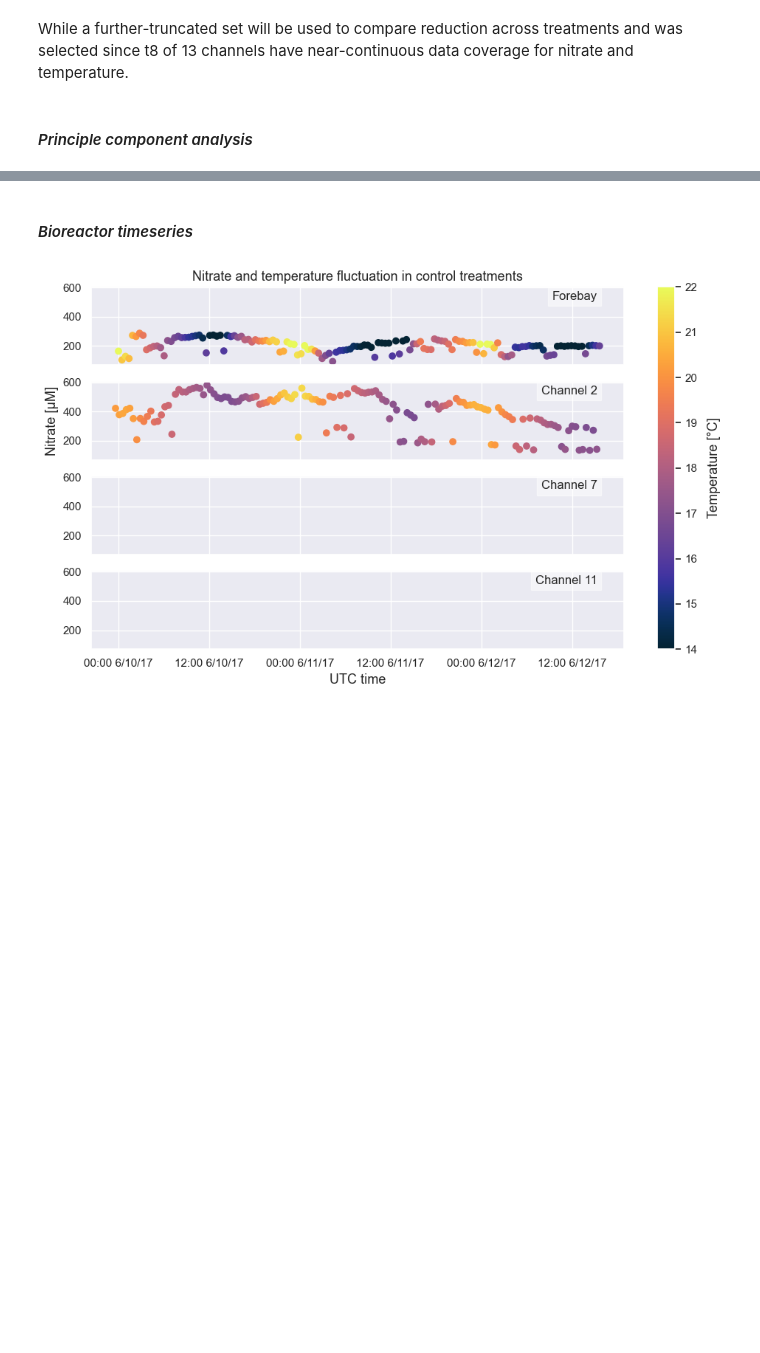
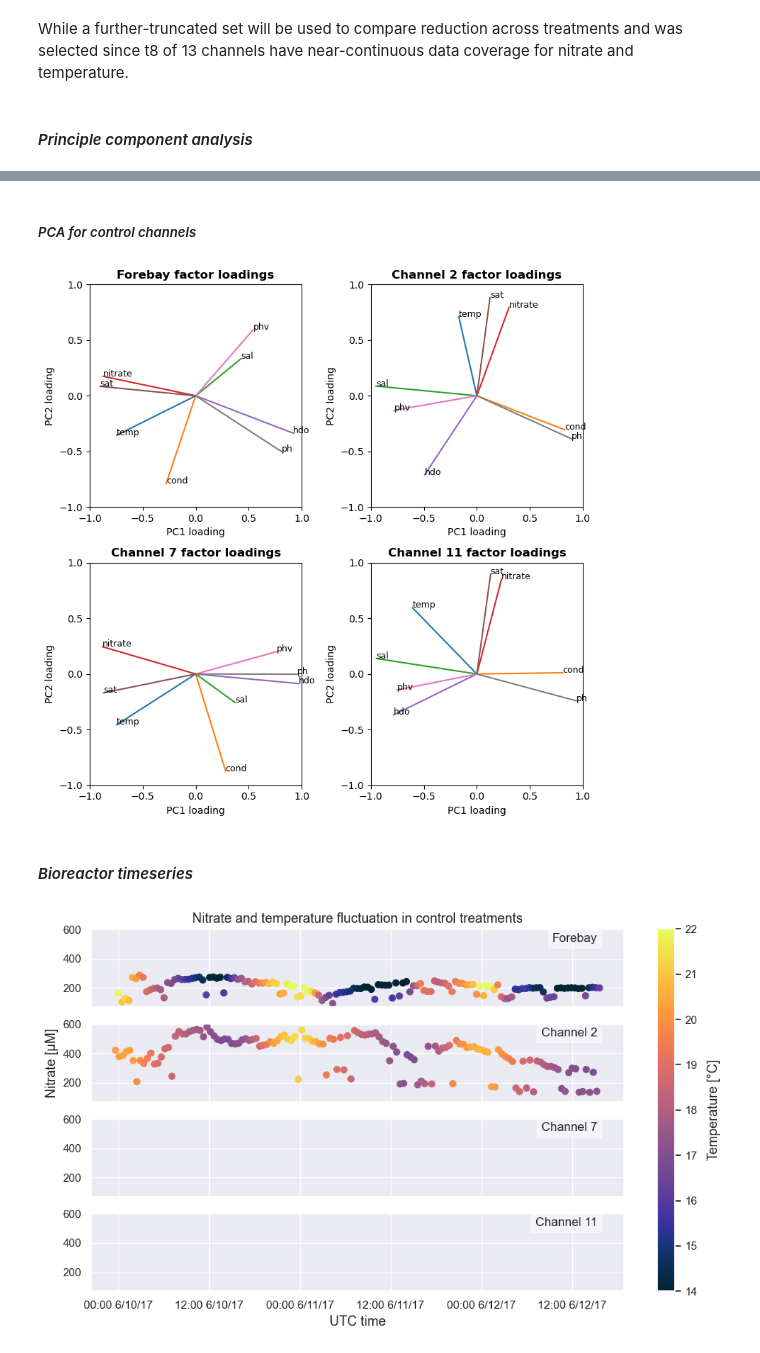
Before and after one commit to kmduncan1/MS263_BioreactorProject, a Jupyter notebook: ProjectNotebook.ipynb, the cells around one changed output, grey strips where cells are left out. Drawn from its saved outputs; the diff is of its cells as text; code cells hidden in the pictures; blank space fills up the shorter version.

Commit message:
Added first series of PC loadings to project notebook

```diff
--- a/ProjectNotebook.ipynb
+++ b/ProjectNotebook.ipynb
@@ -209,3 +185,64 @@ for i,txt in enumerate(varlist):
+# %% [markdown]
+##### *PCA for control channels*
+# %%
+#Initialize figure with 4 subplots
+figs, axs = plt.subplots(nrows=2, ncols=2, figsize=[8, 8])
+
+#Setup forebay factor loading subplot
+axs[0, 0].set_xlim([-1, 1])
+axs[0, 0].set_ylim([-1, 1])
+axs[0, 0].set_xlabel('PC1 loading', fontsize=10)
+axs[0, 0].set_ylabel('PC2 loading', fontsize=10)
+axs[0, 0].set_title('Forebay factor loadings', fontweight='bold')
+axs[0, 0].set_xticks([-1, -0.5, 0, 0.5, 1])
+axs[0, 0].set_yticks([-1, -0.5, 0, 0.5, 1])
+# Plot factor loadings the forebay
+for i, txt in enumerate(varlist):
+    axs[0, 0].plot([0, fbPCA_FactorMatrix[i, 0]], [0, fbPCA_FactorMatrix[i, 1]], '-')
+    axs[0, 0].text(fbPCA_FactorMatrix[i, 0], fbPCA_FactorMatrix[i, 1], txt, fontsize=9)
+
+#Setup forebay factor loading subplot for channel 2
+axs[0, 1].set_xlim([-1, 1])
+axs[0, 1].set_ylim([-1, 1])
+axs[0, 1].set_xlabel('PC1 loading', fontsize=10)
+axs[0, 1].set_ylabel('PC2 loading', fontsize=10)
+axs[0, 1].set_title('Channel 2 factor loadings', fontweight='bold')
+axs[0, 1].set_xticks([-1, -0.5, 0, 0.5, 1])
+axs[0, 1].set_yticks([-1, -0.5, 0, 0.5, 1])
+#Plot factor loadings the channel 2
+for i, txt in enumerate(varlist):
+    axs[0, 1].plot([0, c2PCA_FactorMatrix[i, 0]], [0, c2PCA_FactorMatrix[i, 1]], '-')
+    axs[0, 1].text(c2PCA_FactorMatrix[i, 0], c2PCA_FactorMatrix[i, 1], txt, fontsize=9)
+
+#Setup forebay factor loading subplot for channel 7
+axs[1, 0].set_xlim([-1, 1])
+axs[1, 0].set_ylim([-1, 1])
+axs[1, 0].set_xlabel('PC1 loading', fontsize=10)
+axs[1, 0].set_ylabel('PC2 loading', fontsize=10)
+axs[1, 0].set_title('Channel 7 factor loadings', fontweight='bold')
+axs[1, 0].set_xticks([-1, -0.5, 0, 0.5, 1])
+axs[1, 0].set_yticks([-1, -0.5, 0, 0.5, 1])
+#Plot factor loadings the channel 7
+for i, txt in enumerate(varlist):
+    axs[1, 0].plot([0, c7PCA_FactorMatrix[i, 0]], [0, c7PCA_FactorMatrix[i, 1]], '-')
+    axs[1, 0].text(c7PCA_FactorMatrix[i, 0], c7PCA_FactorMatrix[i, 1], txt,fontsize=9)
+
+#Setup forebay factor loading subplot for channel 11
+axs[1, 1].set_xlim([-1, 1])
+axs[1, 1].set_ylim([-1, 1])
+axs[1, 1].set_xlabel('PC1 loading', fontsize=10)
+axs[1, 1].set_ylabel('PC2 loading', fontsize=10)
+axs[1, 1].set_title('Channel 11 factor loadings', fontweight='bold')
+axs[1, 1].set_xticks([-1, -0.5, 0, 0.5, 1])
+axs[1, 1].set_yticks([-1, -0.5, 0, 0.5, 1])
+#Plot factor loadings the channel 11
+for i, txt in enumerate(varlist):
+    axs[1, 1].plot([0, c11PCA_FactorMatrix[i, 0]], [0, c11PCA_FactorMatrix[i, 1]], '-')
+    axs[1, 1].text(c11PCA_FactorMatrix[i, 0], c11PCA_FactorMatrix[i, 1], txt, fontsize=9)
+
+plt.tight_layout() #Cleanup subplots
+# %% [output]
+[figure, added]
 # %% [markdown]
 #### *Bioreactor timeseries*
 # %%
```
Also changed, not shown: parts of 1 cell of this notebook.
